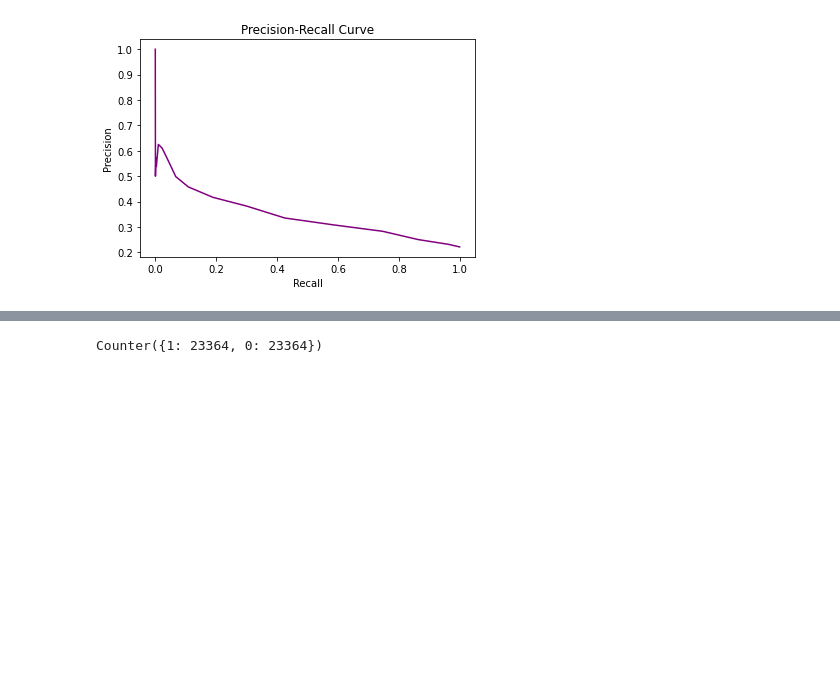
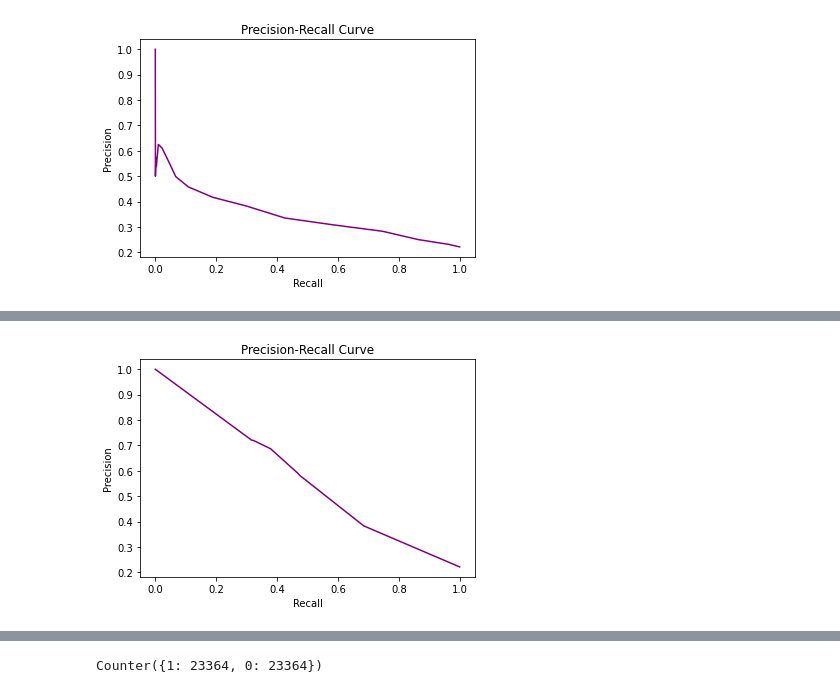
Before and after one commit to shreesha2304/Credit-Card-Default-Prediction, a Jupyter notebook: Credit_Card_Default_Prediction_Capstone_Project.ipynb, the cells around one changed output, grey strips where cells are left out. Saved outputs shown, nothing was run; the diff lists cells and outputs as text; code cells hidden in the pictures; blank space fills up the shorter version.

```diff
--- a/Credit_Card_Default_Prediction_Capstone_Project.ipynb
+++ b/Credit_Card_Default_Prediction_Capstone_Project.ipynb
@@ -967,0 +1055,3 @@ pr_curve(y_test, y_score3)
+# %%
+ y_score_4 = classifier_dtr.predict_proba(X_train)[:,1]
+ false_positive_rate_4, true_positive_rate_4, threshold1 = roc_curve(y_train, y_score_4)
@@ -967,0 +1062,4 @@ pr_curve(y_test, y_score3)
+# %%
+pr_curve(y_train, y_score_4)
+# %% [output]
+[figure, added]
```
Also changed, not shown: parts of 29 cells of this notebook.
